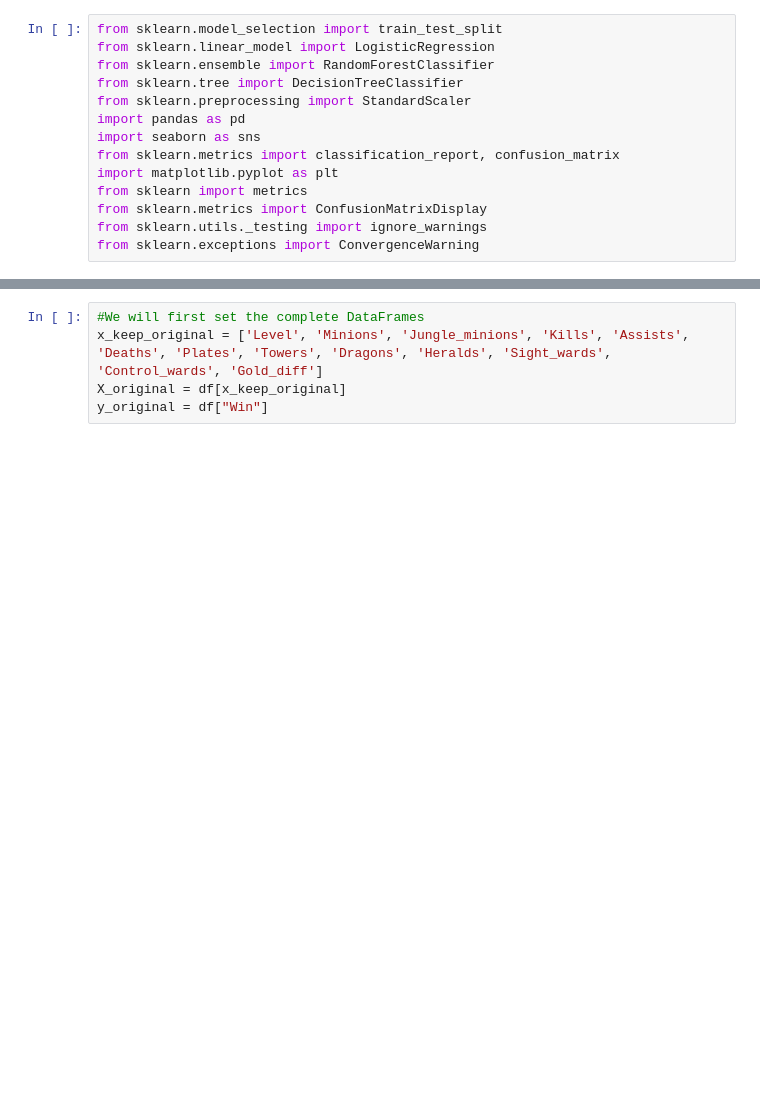
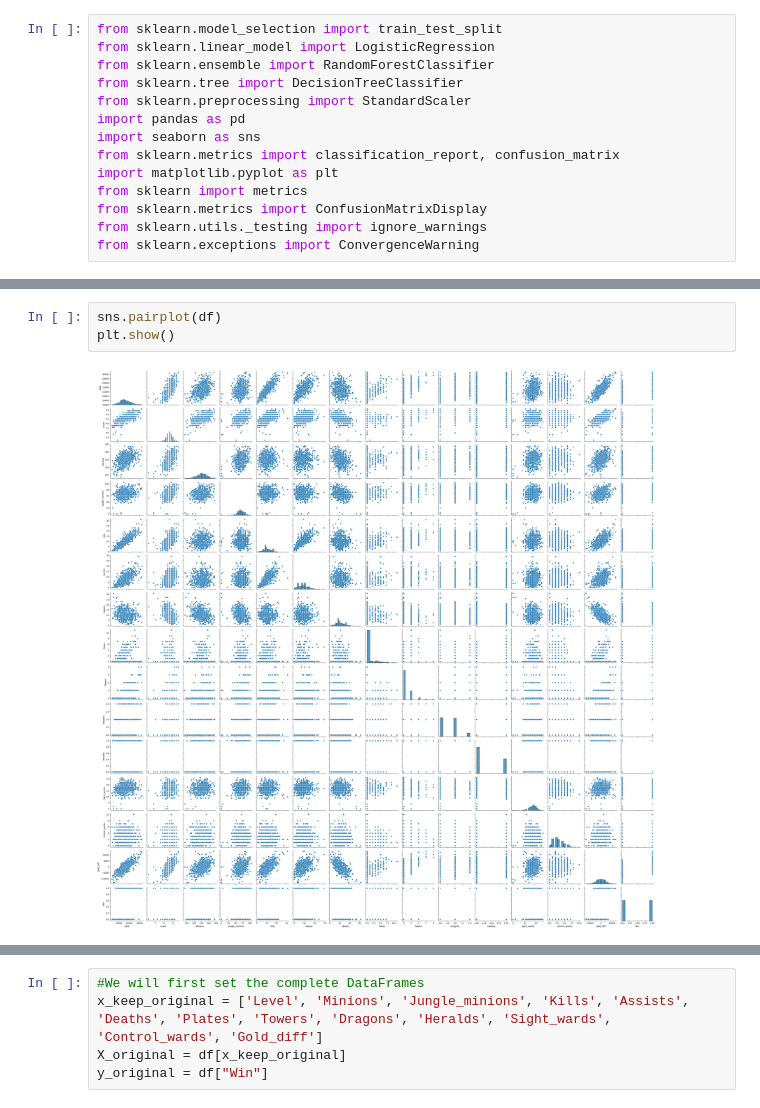
Before and after one commit to Friebay/LeagueOfLegendsPredictions, a Jupyter notebook: Predictor.ipynb, the cells around one changed output, grey strips where cells are left out. Saved outputs shown, nothing was run; the diff lists cells and outputs as text; blank space fills up the shorter version.

```diff
--- a/Predictor.ipynb
+++ b/Predictor.ipynb
@@ -25,0 +26,5 @@ Text(0.5, 1.0, 'Correlation Heatmap')
+# %%
+sns.pairplot(df)
+plt.show()
+# %% [output]
+[figure, added]
```
Also changed, not shown: parts of 11 cells of this notebook, 1 other file.
